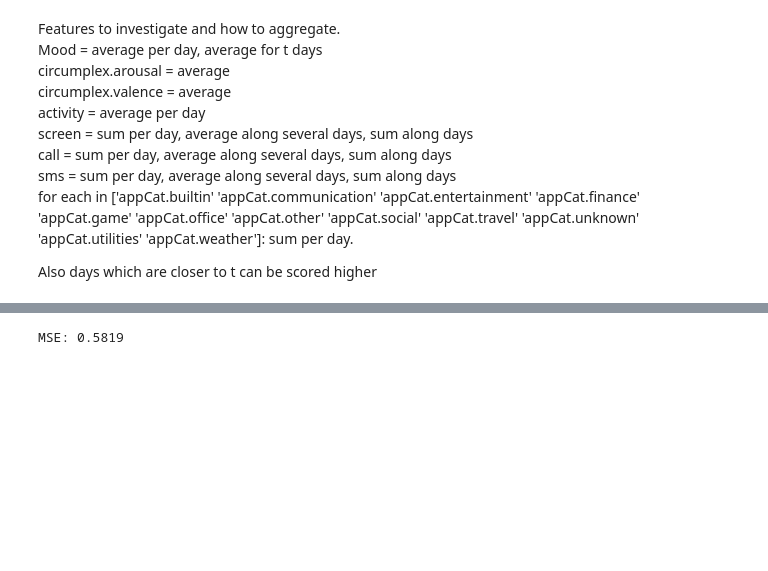
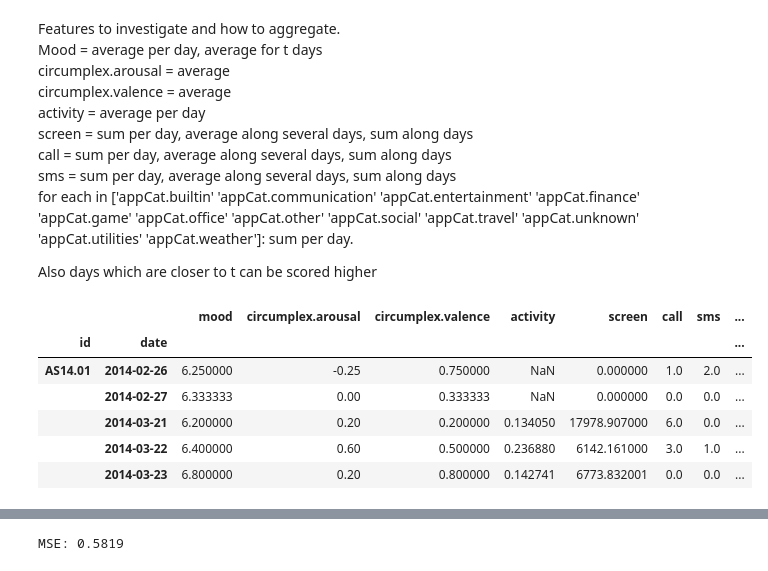
Before and after one commit to nbortych/Data-Mining-Techniques, a Jupyter notebook: Assignment1/Assignment 1.ipynb, the cells around one changed output, grey strips where cells are left out. Cells and saved outputs as stored; diff of their text form; code cells hidden in the pictures; blank space fills up the shorter version.

```diff
--- a/Assignment1/Assignment 1.ipynb
+++ b/Assignment1/Assignment 1.ipynb
@@ -119,5 +119,15 @@ values0['leisure'] = 0
 
 date_data.fillna(value=values0, inplace=True)
 #to do : think about values he didn't fill yet. although we have xgboost, so shouldn't be a problem
+# %%
+date_data.head()
+# %% [output]
+|  |  | mood | circumplex.arousal | circumplex.valence | activity | screen | call | sms | ... |
+| id | date |  |  |  |  |  |  |  | ... |
+| AS14.01 | 2014-02-26 | 6.250000 | -0.25 | 0.750000 | NaN | 0.000000 | 1.0 | 2.0 | ... |
+|  | 2014-02-27 | 6.333333 | 0.00 | 0.333333 | NaN | 0.000000 | 0.0 | 0.0 | ... |
+|  | 2014-03-21 | 6.200000 | 0.20 | 0.200000 | 0.134050 | 17978.907000 | 6.0 | 0.0 | ... |
+|  | 2014-03-22 | 6.400000 | 0.60 | 0.500000 | 0.236880 | 6142.161000 | 3.0 | 1.0 | ... |
+|  | 2014-03-23 | 6.800000 | 0.20 | 0.800000 | 0.142741 | 6773.832001 | 0.0 | 0.0 | ... |
 # %%
 # get information about new features
```
Also changed, not shown: parts of 7 cells of this notebook.
